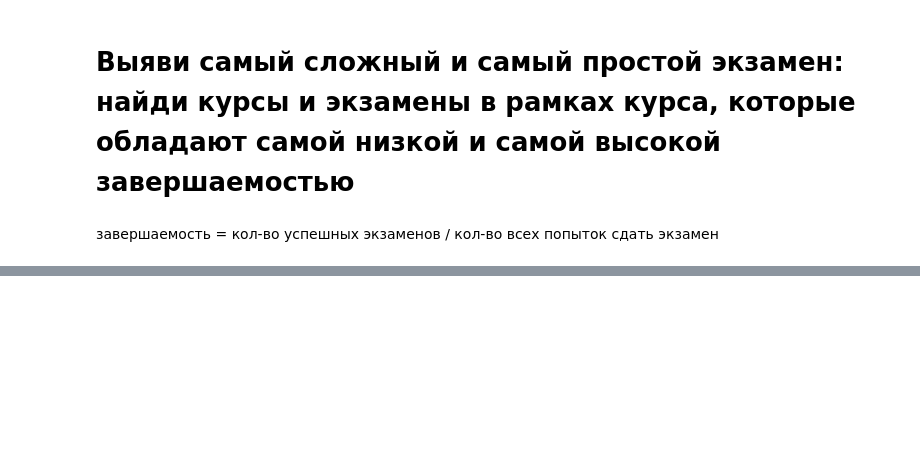
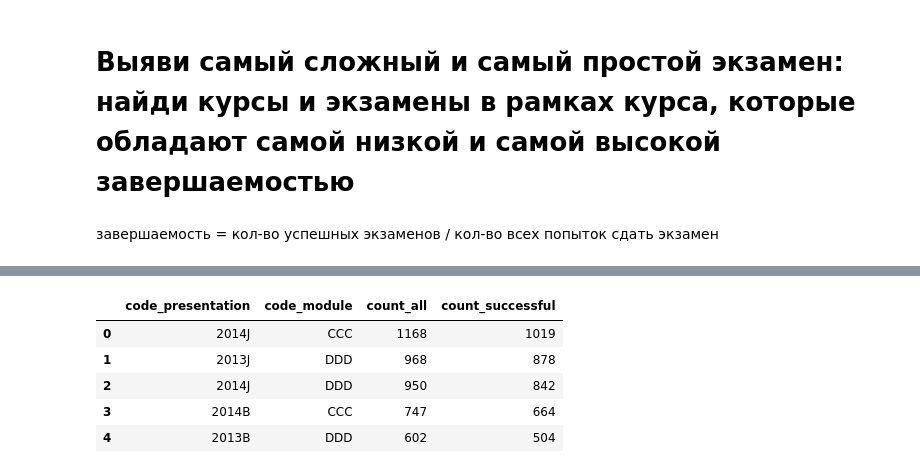
Before and after one commit to marchenko499/e-learning-analytics-, a Jupyter notebook: e-learning project.ipynb, the cells around one changed output, grey strips where cells are left out. Cells and saved outputs as stored; diff of their text form; code cells hidden in the pictures; blank space fills up the shorter version.

```diff
--- a/e-learning project.ipynb
+++ b/e-learning project.ipynb
@@ -178,0 +222,11 @@ print(str(successful_students_pivot[successful_students_pivot.Total == 1].id_stu
+# %%
+#Соединяю данные в один дф
+completion = all_tries.merge(successful_tries, how = 'left', on = ['code_presentation', 'code_module'])
+completion.head()
+# %% [output]
+|  | code_presentation | code_module | count_all | count_successful |
+| 0 | 2014J | CCC | 1168 | 1019 |
+| 1 | 2013J | DDD | 968 | 878 |
+| 2 | 2014J | DDD | 950 | 842 |
+| 3 | 2014B | CCC | 747 | 664 |
+| 4 | 2013B | DDD | 602 | 504 |
```
Also changed, not shown: parts of 7 cells of this notebook.
